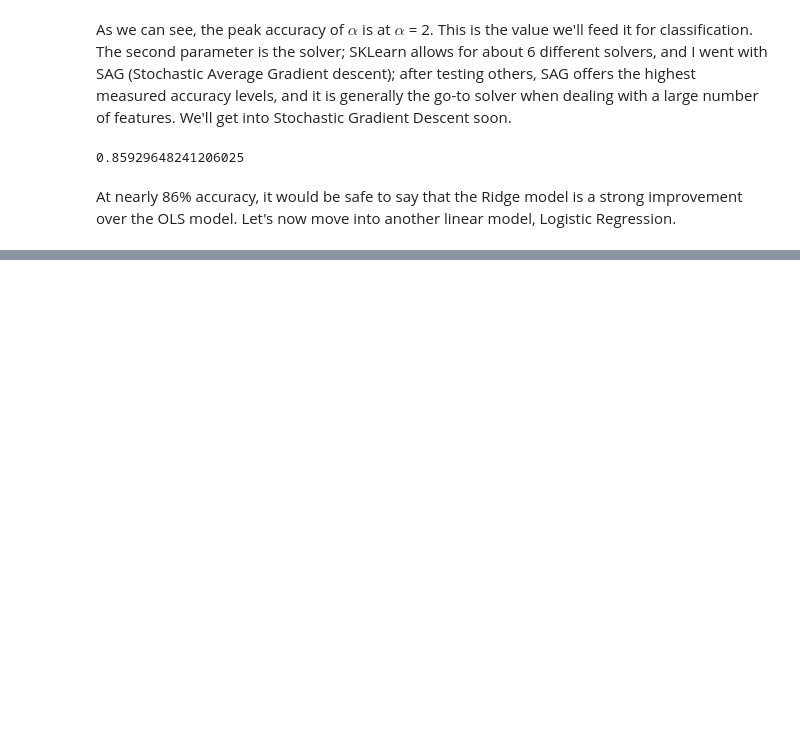
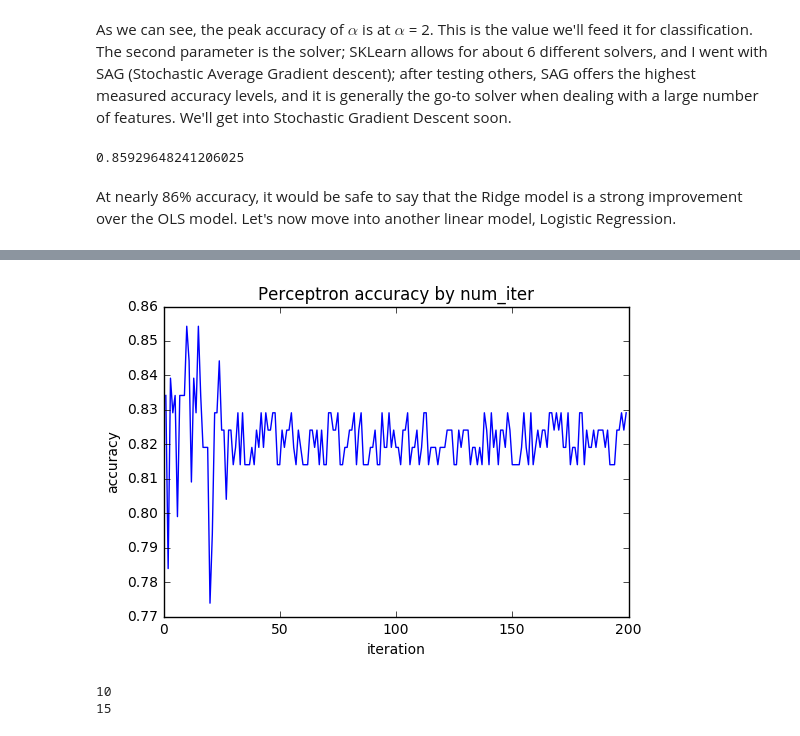
Before and after one commit to jtexnl/FBOProcurementScan, a Jupyter notebook: scripts/modelDocumentation.ipynb, the cells around one changed output, grey strips where cells are left out. Drawn from its saved outputs; the diff is of its cells as text; code cells hidden in the pictures; blank space fills up the shorter version.

Commit message:
updating with passive-aggressive and perceptron classifiers

```diff
--- a/scripts/modelDocumentation.ipynb
+++ b/scripts/modelDocumentation.ipynb
@@ -123,0 +130,6 @@ At nearly 86% accuracy, it would be safe to say that the Ridge model is a strong
+# %%
+from sklearn.linear_model import LogisticRegression
+logit = LogisticRegression(solver = "sag")
+logit.fit(X_train, y_train)
+logit_pred = logit.predict(X_test)
+metrics.accuracy_score(y_test, logit_pred)
@@ -123,0 +143,24 @@ At nearly 86% accuracy, it would be safe to say that the Ridge model is a strong
+# %%
+from sklearn.linear_model import Perceptron
+acc = []
+iterations = []
+for i in range(1, 200):
+    perceptron = Perceptron(n_iter=i)
+    perceptron.fit(X_train, y_train)
+    perceptron_pred = perceptron.predict(X_test)
+    iterations.append(i)
+    acc.append(metrics.accuracy_score(y_test, perceptron_pred))
+
+plt.plot(iterations, acc)
+plt.xlabel('iteration')
+plt.ylabel('accuracy')
+plt.title('Perceptron accuracy by num_iter')
+plt.show()
+
+for i, a in enumerate(acc):
+    if a == max(acc):
+        print(iterations[i])
+# %% [output]
+[figure, added]
+10
+15
```
Also changed, not shown: parts of 10 cells of this notebook.
